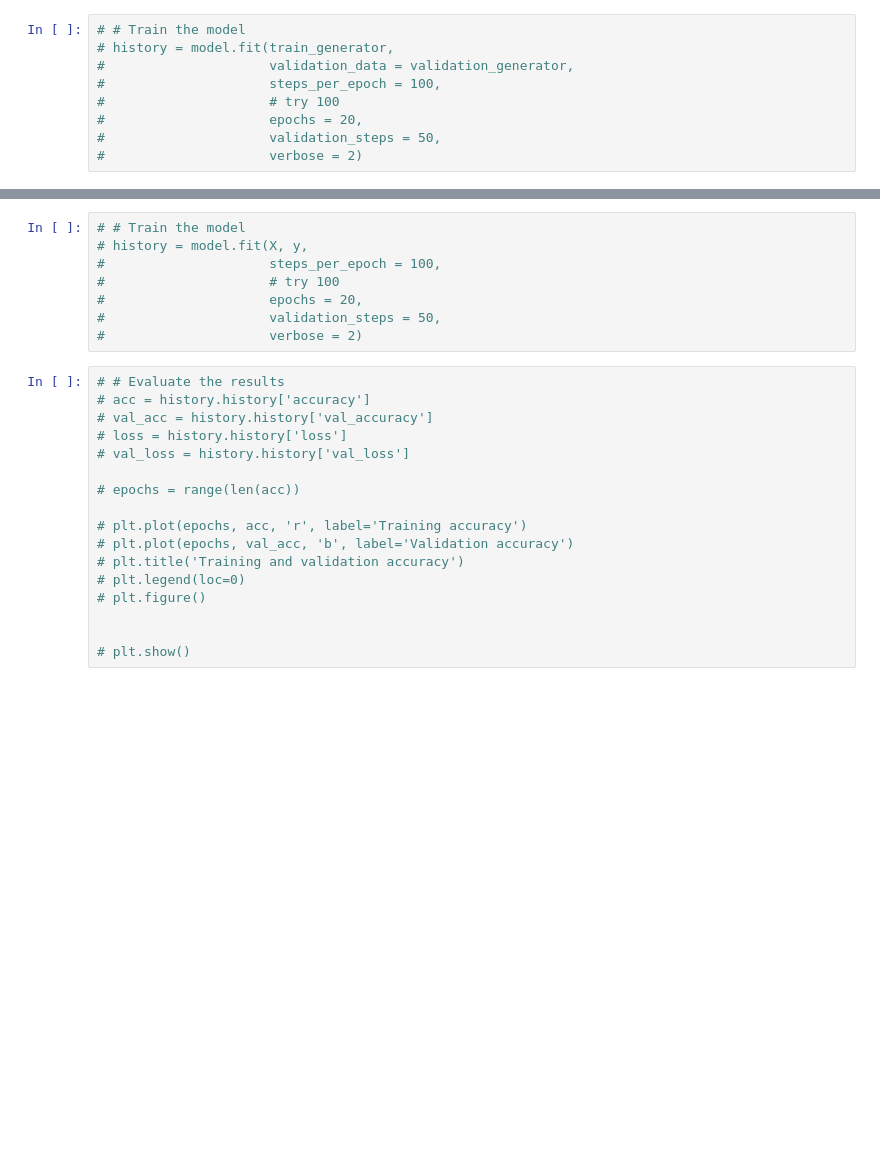
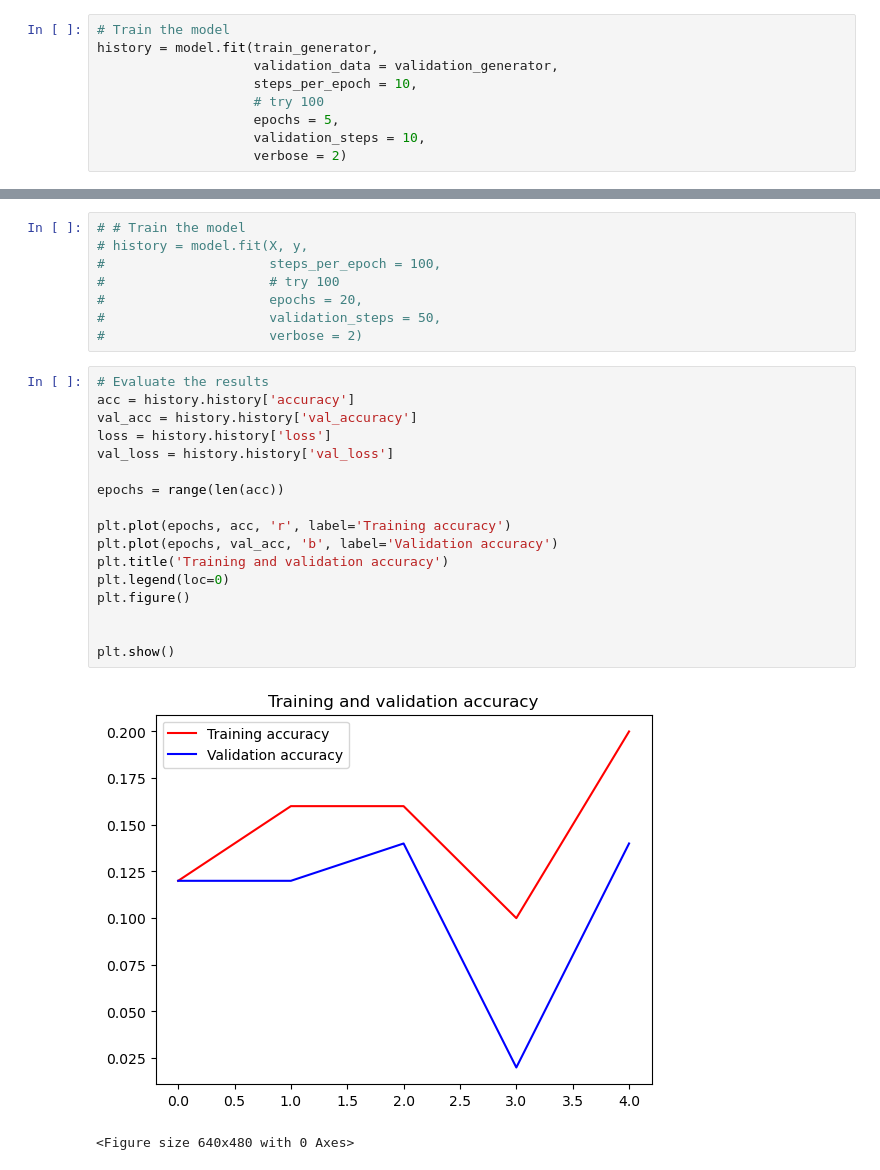
Before and after one commit to ksenia-5/ML-TEAM-BLACK, a Jupyter notebook: transfer-learning-with-inception.ipynb, the cells around one changed output, grey strips where cells are left out. Saved outputs shown, nothing was run; the diff lists cells and outputs as text; blank space fills up the shorter version.

Commit message:
Model running, need to finetune

```diff
--- a/transfer-learning-with-inception.ipynb
+++ b/transfer-learning-with-inception.ipynb
@@ -180,9 +181,9 @@ for i in range(len(X_val)):
 # %%
-# # Train the model
-# history = model.fit(train_generator,
-#                     validation_data = validation_generator,
-#                     steps_per_epoch = 100,
-#                     # try 100
-#                     epochs = 20,
-#                     validation_steps = 50,
-#                     verbose = 2)
+# Train the model
+history = model.fit(train_generator,
+                    validation_data = validation_generator,
+                    steps_per_epoch = 10,
+                    # try 100
+                    epochs = 5,
+                    validation_steps = 10,
+                    verbose = 2)
@@ -195,21 +207,22 @@ for i in range(len(X_val)):
 #                     validation_steps = 50,
 #                     verbose = 2)
 # %%
-# # Evaluate the results
-# acc = history.history['accuracy']
-# val_acc = history.history['val_accuracy']
-# loss = history.history['loss']
-# val_loss = history.history['val_loss']
+# Evaluate the results
+acc = history.history['accuracy']
+val_acc = history.history['val_accuracy']
+loss = history.history['loss']
+val_loss = history.history['val_loss']
 
-# epochs = range(len(acc))
+epochs = range(len(acc))
 
-# plt.plot(epochs, acc, 'r', label='Training accuracy')
-# plt.plot(epochs, val_acc, 'b', label='Validation accuracy')
-# plt.title('Training and validation accuracy')
-# plt.legend(loc=0)
-# plt.figure()
+plt.plot(epochs, acc, 'r', label='Training accuracy')
+plt.plot(epochs, val_acc, 'b', label='Validation accuracy')
+plt.title('Training and validation accuracy')
+plt.legend(loc=0)
+plt.figure()
 
 
-# plt.show()
+plt.show()
+# %% [output]
+[figure, added]
+<Figure size 640x480 with 0 Axes>
-# %% [markdown]
-##
```
Also changed, not shown: parts of 8 cells of this notebook.
